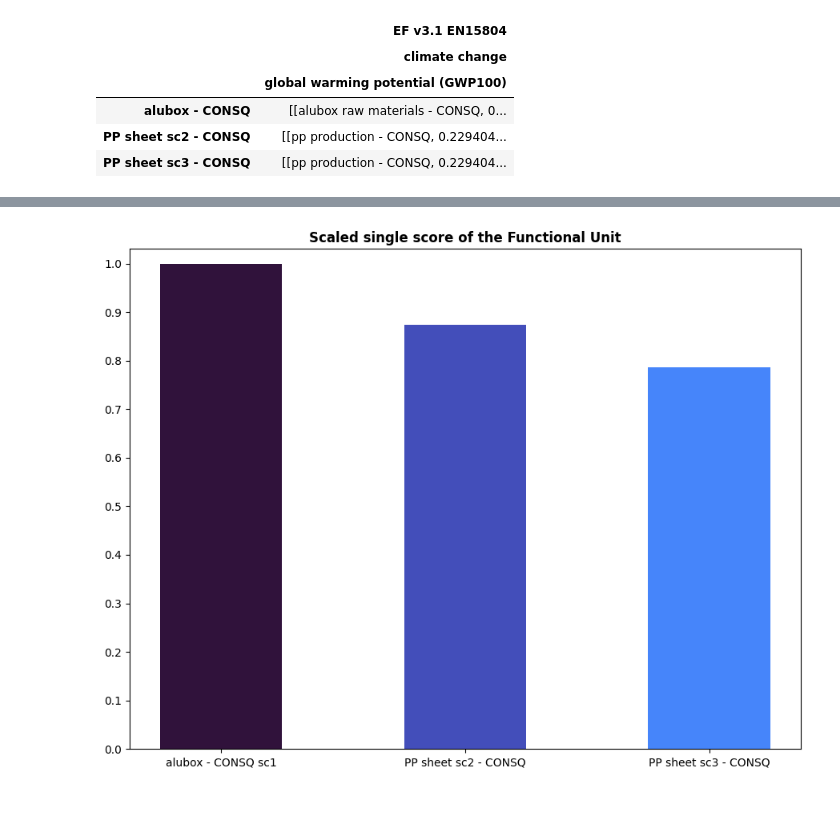
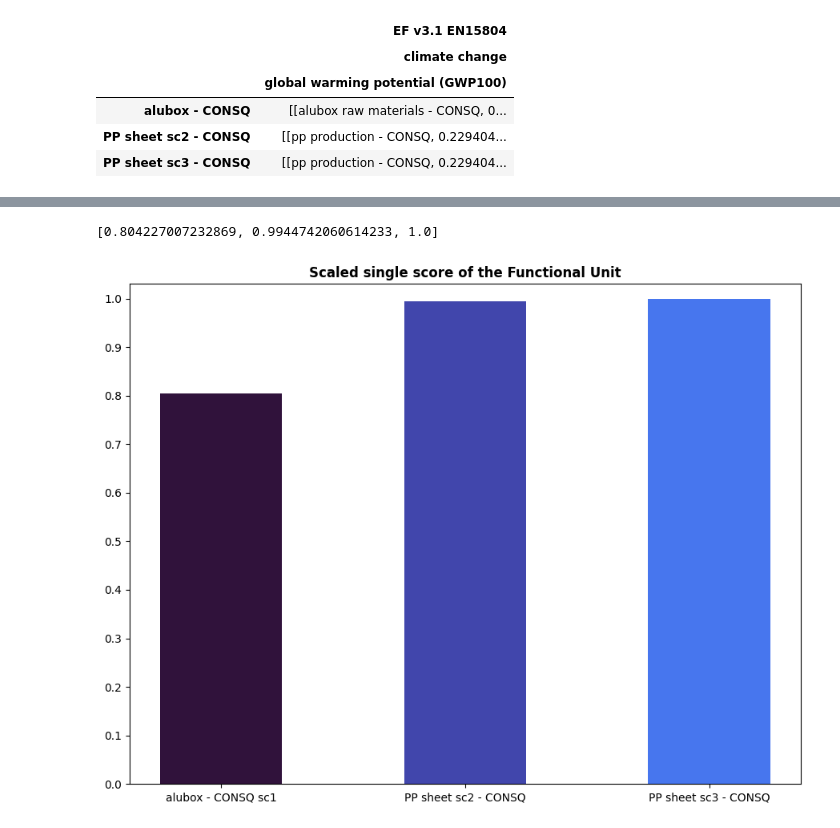
Before and after one commit to RuneWF/Single-use-vs-multi-use-in-health-care, a Jupyter notebook: Brighway/Ofir.ipynb, the cells around one changed output, grey strips where cells are left out. Drawn from its saved outputs; the diff is of its cells as text; code cells hidden in the pictures.

```diff
--- a/Brighway/Ofir.ipynb
+++ b/Brighway/Ofir.ipynb
@@ -181,0 +239,8 @@ for df_size in range(len(df_GWP)):
+# %%
+for x in GWP_value:
+    # print(x)
+    temp_val = 0
+    for y in x:
+        if y != x[-1]:
+            temp_val += y
+    print(temp_val, x[-1])
@@ -186,7 +258,7 @@ category_mapping = {
     "Raw mat. + prod.": ["PP production", "Cardboard box", "Scalpel", "Raw mat.", "Production"],
     "Use": ["Autoclave", "disinfection", "Handwash", "Remanufacturing"],
     "Transport": ["Transport"],
-    "EoL": ["Incineration", "Avoided heat", "Avoided electricity", "EoL melting", "EoL mixed sorting"],
+    "EoL": ["PP incineration", "PE incineration", "Avoided heat", "Avoided electricity", "EoL melting", "EoL mixed sorting", "Avoided virgin mat."],
     "Total": ["Total"]
 }
 
@@ -270,3 +343,3 @@ plt.show()
 # %%
 directory = 'C:\\Users\\ruw\\Desktop\\RA\\'
-file = f'{directory}Single-use-vs-multi-use-in-health-care\\Norm + Weigh.xlsx'
+lst_scaled = lc.LCIA_normalization(directory, df_tot)
@@ -322,2 +345,0 @@ def LCA_normalization(directory, df):
-# %%
-lst_scaled = LCA_normalization(directory, df_tot)
@@ -342,26 +346,30 @@ nan
+# %%
+lst_scaled
+# %% [output]
+[0.804227007232869, 0.9944742060614233, 1.0]
 # %%
 # Plotting
 fig, ax = plt.subplots(figsize=(9,7))
 
-num_processes = len(df_scaled)
-bar_width = 1/(len(index_list)-5)
+num_processes = len(lst_scaled)
+bar_width = 1/(len(index_list)-1)
 index = np.arange(len(index_list))
 
 ax.bar(index + bar_width, lst_scaled, bar_width, label=index_list, color=colors)
 
 # Setting labels and title
 ax.set_title('Scaled single score of the Functional Unit',weight='bold')
 ax.set_xticks(index + bar_width )
 ax.set_xticklabels(flow_legend)
 #plt.xticks(rotation=90)
 plt.yticks(np.arange(0, 1.01, step=0.1))
 plt.ylim(0,1.03)
 
 plt.tight_layout()
 # plt.savefig(os.path.join(save_dir, img_res), bbox_inches='tight')
 plt.show()
 # %% [output]
-[figure, old version]
+[figure, new version]
 # %%
 # # Categories definitions
 # categories = ["Raw mat. + prod.", "Use", "Transport", "EoL", "Total"]
```
Also changed, not shown: parts of 18 cells of this notebook, 5 other files.
